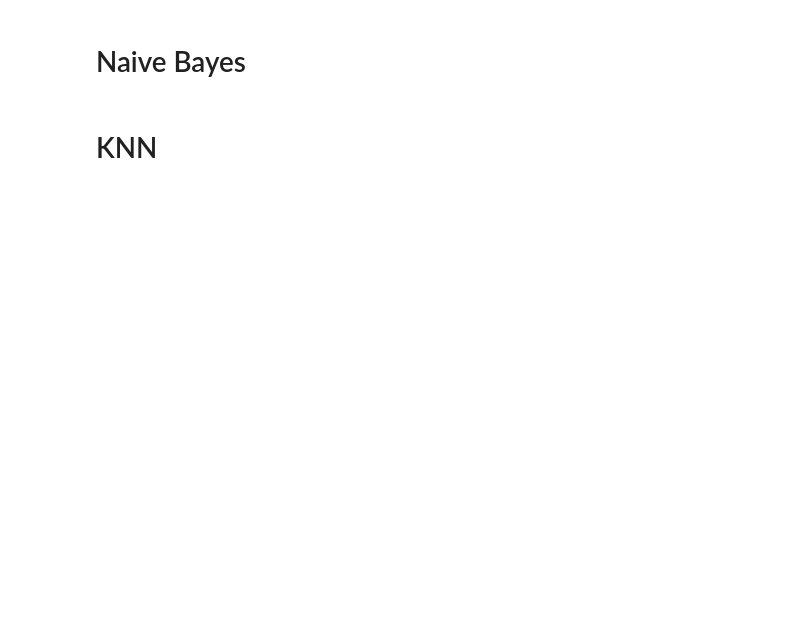
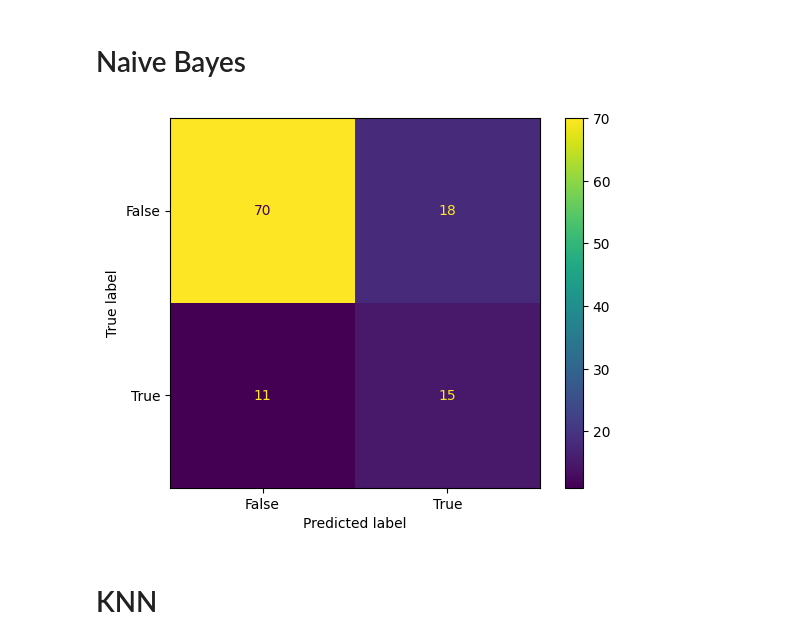
Before and after one commit to asideras/MSc-in-AI-Demokritos-Machine-Learning-Course, a Jupyter notebook: notebooks/murmur_classification.ipynb, the cells around one changed output. Saved outputs shown, nothing was run; the diff lists cells and outputs as text; code cells hidden in the pictures; blank space fills up the shorter version.

```diff
--- a/notebooks/murmur_classification.ipynb
+++ b/notebooks/murmur_classification.ipynb
@@ -59,4 +62,10 @@ def print_metrics(y_val,y_pred,f,classifier):
     f.write(f'{classifier} f1_score: {f1_score(y_val,y_pred)}\n')
     f.write(f'{classifier} Accuracy: {accuracy_score(y_val,y_pred)}\n')
     f.write('---------------------------------------------------------------------------\n')
+    '''
+    print(f'{classifier} Precision: {precision_score(y_val,y_pred)}')
+    print(f'{classifier} Recall: {recall_score(y_val,y_pred)}')
+    print(f'{classifier} f1_score: {f1_score(y_val,y_pred)}')
+    print(f'{classifier} Accuracy: {accuracy_score(y_val,y_pred)}')
+    '''
 # %% [markdown]
@@ -70,5 +129,0 @@ print_metrics(y_val,y_pred,f,"logistic regression")
-# %%
-clf1 = svm.SVC()
-clf1.fit(X_train, y_train)
-y_pred = clf1.predict(X_val)
-print_metrics(y_val,y_pred,f,"SVM")
@@ -75,10 +198,21 @@ print_metrics(y_val,y_pred,f,"SVM")
 # %% [markdown]
 # Naive Bayes
 # %%
+new_X_train = np.append(X_train,X_val,axis=0)
+new_y_train = np.append(y_train,y_val,axis=0)
+
 clf2 = GaussianNB()
-clf2.fit(X_train, y_train)
-y_pred = clf2.predict(X_val)
-print_metrics(y_val,y_pred,f,"Naive Bayes")
+clf2.fit(new_X_train, new_y_train)
+y_pred = clf2.predict(X_test)
+print_metrics(y_test,y_pred,f,"Naive Bayes")
+
+cm = confusion_matrix(y_test,y_pred)
+cm_display = ConfusionMatrixDisplay(confusion_matrix = cm, display_labels = [False, True])
+
+cm_display.plot()
+plt.show()
+# %% [output]
+[figure, added]
 # %% [markdown]
 # KNN
 # %%
```
Also changed, not shown: parts of 23 cells of this notebook, 4 other files.
